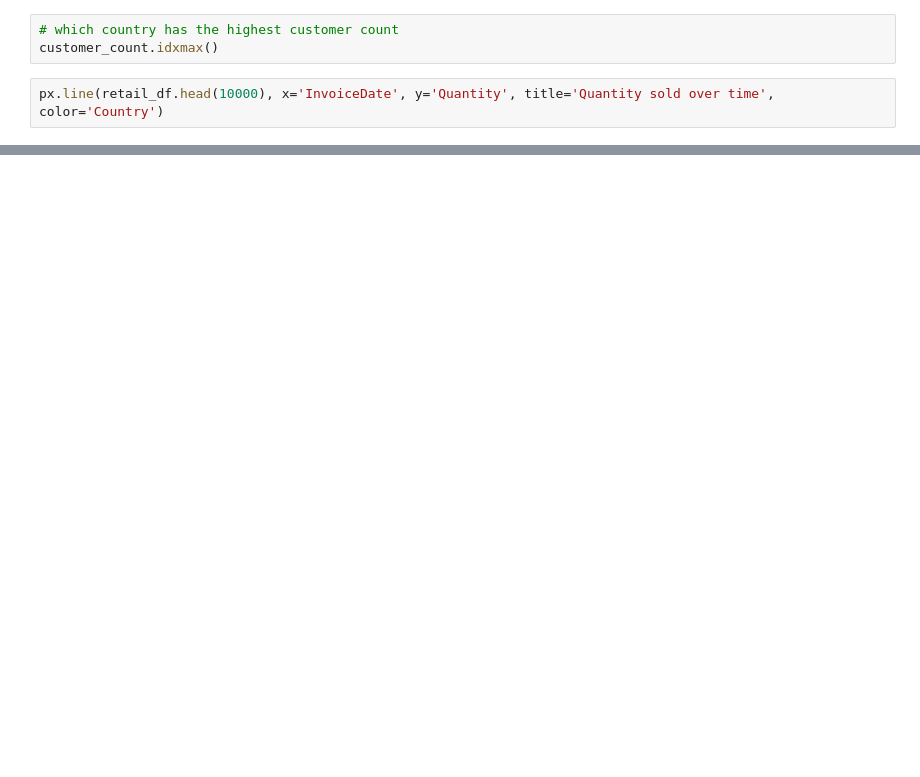
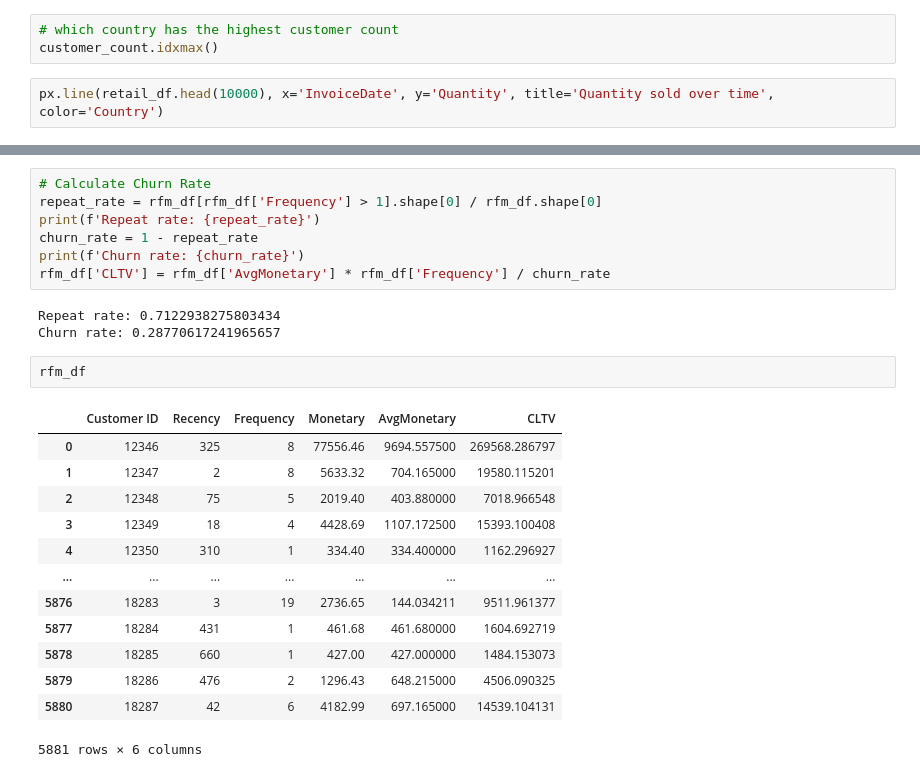
Before and after one commit to Storreslara/DS4A_2023_DataScience_Challenges, a Jupyter notebook: Retail.ipynb, the cells around one changed output, grey strips where cells are left out. Cells and saved outputs as stored; diff of their text form; blank space fills up the shorter version.

```diff
--- a/Retail.ipynb
+++ b/Retail.ipynb
@@ -55,0 +477,26 @@ px.line(retail_df.head(10000), x='InvoiceDate', y='Quantity', title='Quantity so
+# %%
+# Calculate Churn Rate
+repeat_rate = rfm_df[rfm_df['Frequency'] > 1].shape[0] / rfm_df.shape[0]
+print(f'Repeat rate: {repeat_rate}')
+churn_rate = 1 - repeat_rate
+print(f'Churn rate: {churn_rate}')
+rfm_df['CLTV'] = rfm_df['AvgMonetary'] * rfm_df['Frequency'] / churn_rate
+# %% [output]
+Repeat rate: 0.7122938275803434
+Churn rate: 0.28770617241965657
+# %%
+rfm_df
+# %% [output]
+|  | Customer ID | Recency | Frequency | Monetary | AvgMonetary | CLTV |
+| 0 | 12346 | 325 | 8 | 77556.46 | 9694.557500 | 269568.286797 |
+| 1 | 12347 | 2 | 8 | 5633.32 | 704.165000 | 19580.115201 |
+| 2 | 12348 | 75 | 5 | 2019.40 | 403.880000 | 7018.966548 |
+| 3 | 12349 | 18 | 4 | 4428.69 | 1107.172500 | 15393.100408 |
+| 4 | 12350 | 310 | 1 | 334.40 | 334.400000 | 1162.296927 |
+| ... | ... | ... | ... | ... | ... | ... |
+| 5876 | 18283 | 3 | 19 | 2736.65 | 144.034211 | 9511.961377 |
+| 5877 | 18284 | 431 | 1 | 461.68 | 461.680000 | 1604.692719 |
+| 5878 | 18285 | 660 | 1 | 427.00 | 427.000000 | 1484.153073 |
+| 5879 | 18286 | 476 | 2 | 1296.43 | 648.215000 | 4506.090325 |
+| 5880 | 18287 | 42 | 6 | 4182.99 | 697.165000 | 14539.104131 |
+5881 rows × 6 columns
```
Also changed, not shown: parts of 80 cells of this notebook.
